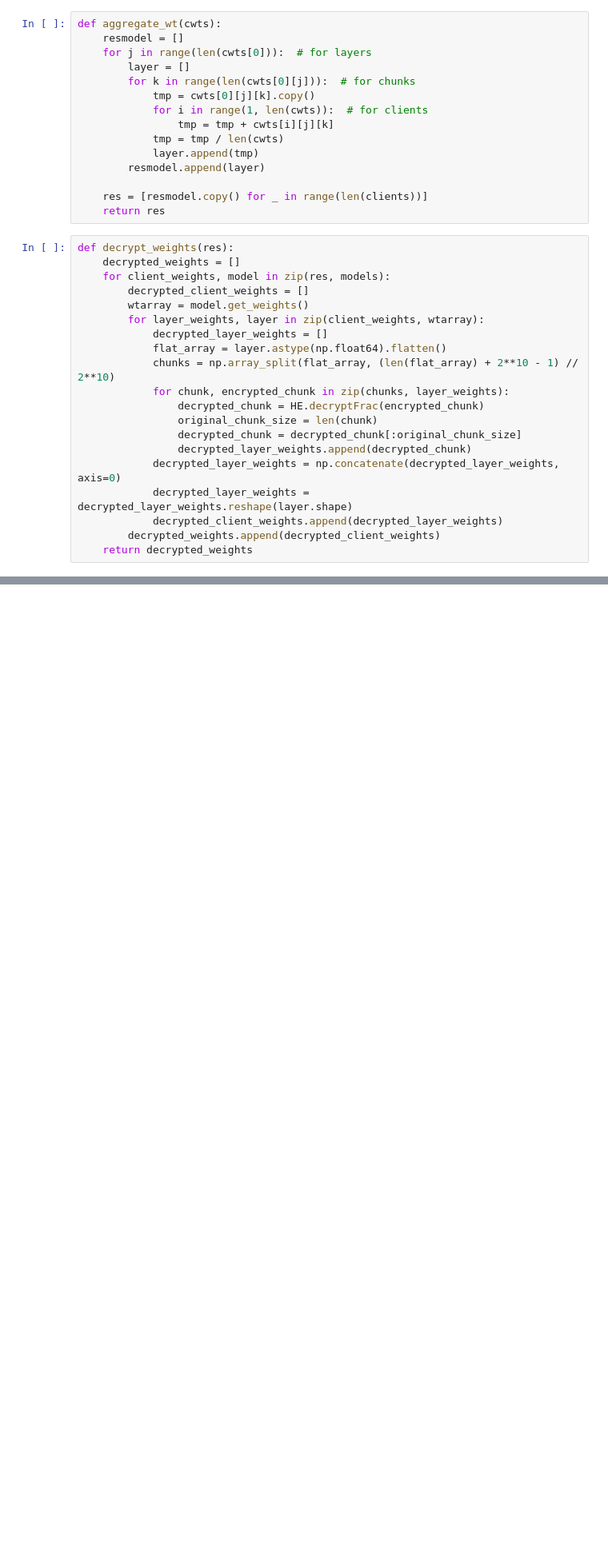
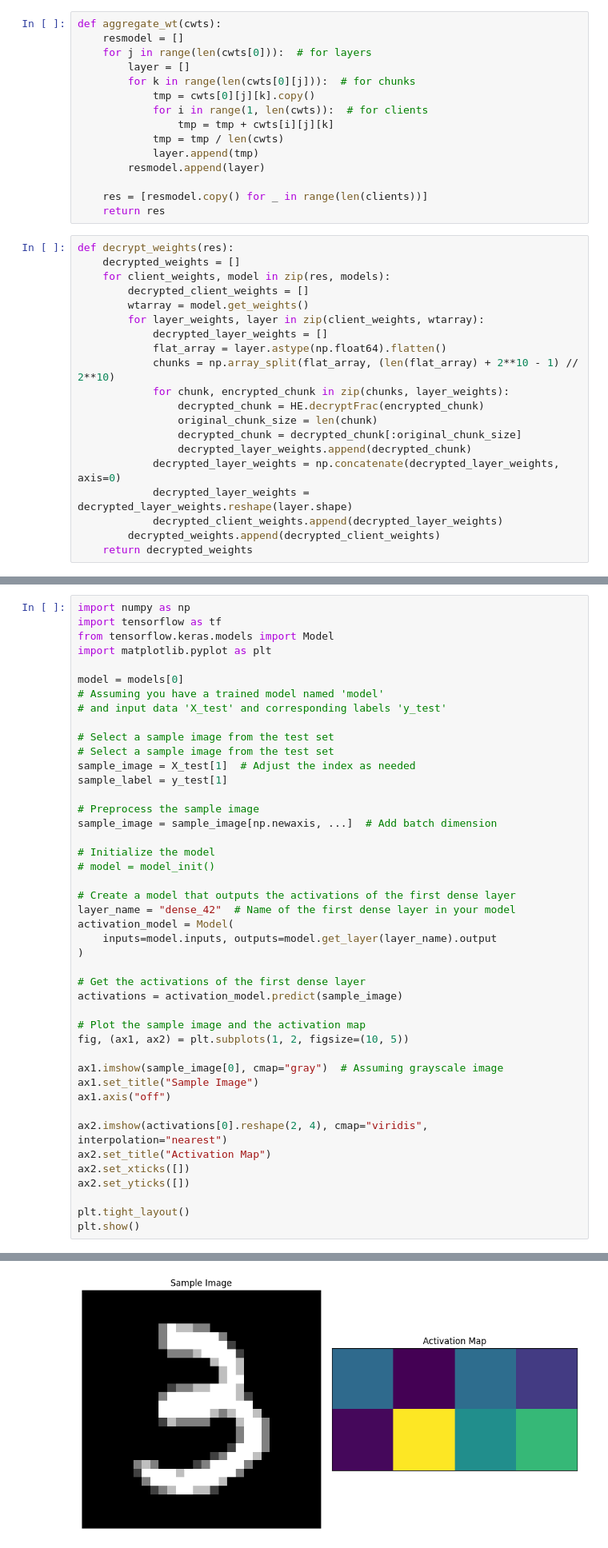
Before and after one commit to destx0/hemanfed, a Jupyter notebook: m.ipynb, the cells around one changed output, grey strips where cells are left out. Shown: that part at 80% size. Saved outputs shown, nothing was run; the diff lists cells and outputs as text; blank space fills up the shorter version.

```diff
--- a/m.ipynb
+++ b/m.ipynb
@@ -179,0 +416,45 @@ for e in tqdm(range(epochs)):
+# %%
+import numpy as np
+import tensorflow as tf
+from tensorflow.keras.models import Model
+import matplotlib.pyplot as plt
+
+model = models[0]
+# Assuming you have a trained model named 'model'
+# and input data 'X_test' and corresponding labels 'y_test'
+
+# Select a sample image from the test set
+# Select a sample image from the test set
+sample_image = X_test[1]  # Adjust the index as needed
+sample_label = y_test[1]
+
+# Preprocess the sample image
+sample_image = sample_image[np.newaxis, ...]  # Add batch dimension
+
+# Initialize the model
+# model = model_init()
+
+# Create a model that outputs the activations of the first dense layer
+layer_name = "dense_42"  # Name of the first dense layer in your model
+activation_model = Model(
+    inputs=model.inputs, outputs=model.get_layer(layer_name).output
+)
+
+# Get the activations of the first dense layer
+activations = activation_model.predict(sample_image)
+
+# Plot the sample image and the activation map
+fig, (ax1, ax2) = plt.subplots(1, 2, figsize=(10, 5))
+
+ax1.imshow(sample_image[0], cmap="gray")  # Assuming grayscale image
+ax1.set_title("Sample Image")
+ax1.axis("off")
+
+ax2.imshow(activations[0].reshape(2, 4), cmap="viridis", interpolation="nearest")
+ax2.set_title("Activation Map")
+ax2.set_xticks([])
+ax2.set_yticks([])
+
+plt.tight_layout()
+plt.show()
+# %% [output]
@@ -179,0 +462 @@ for e in tqdm(range(epochs)):
+[figure, added]
```
Also changed, not shown: parts of 10 cells of this notebook.
